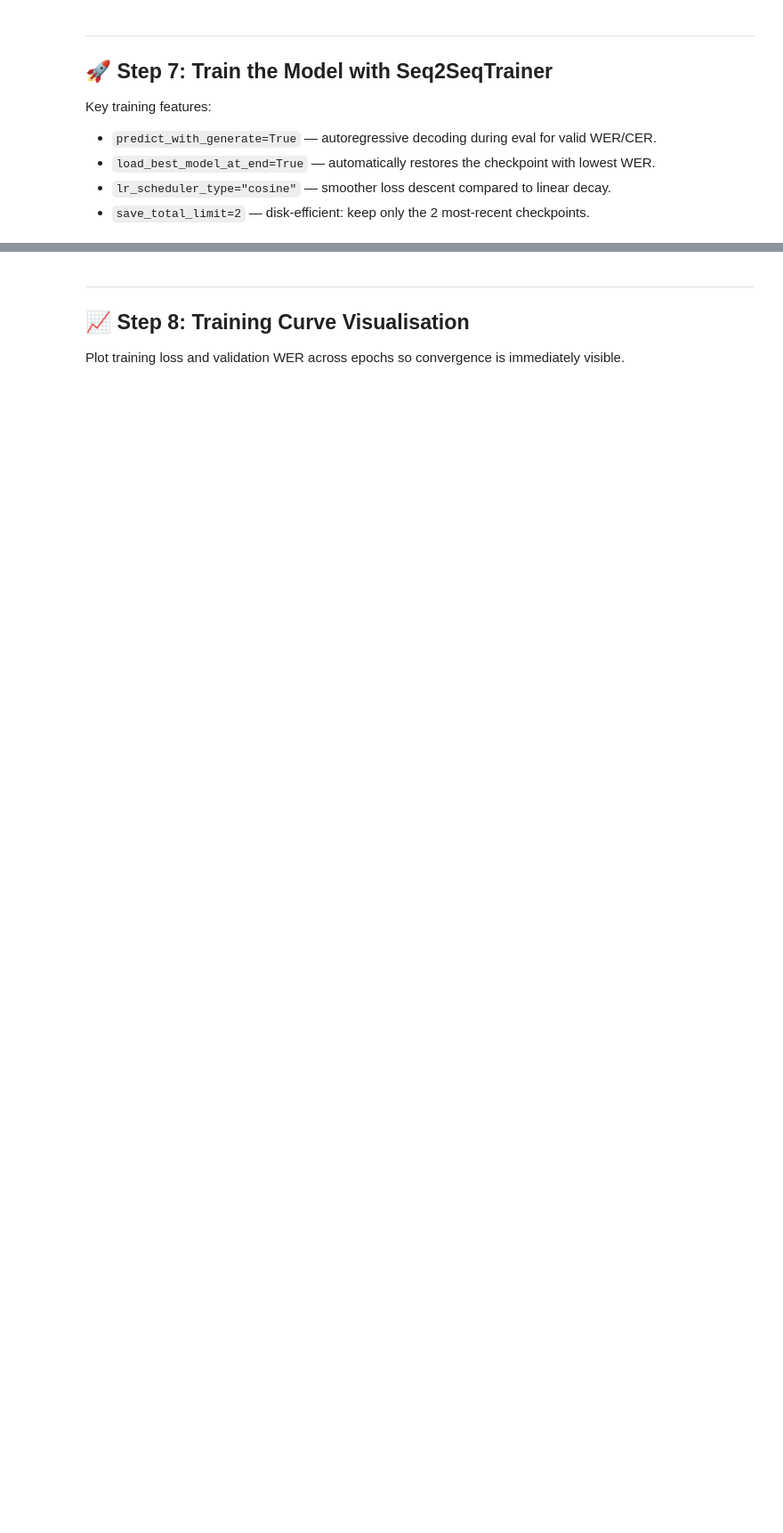
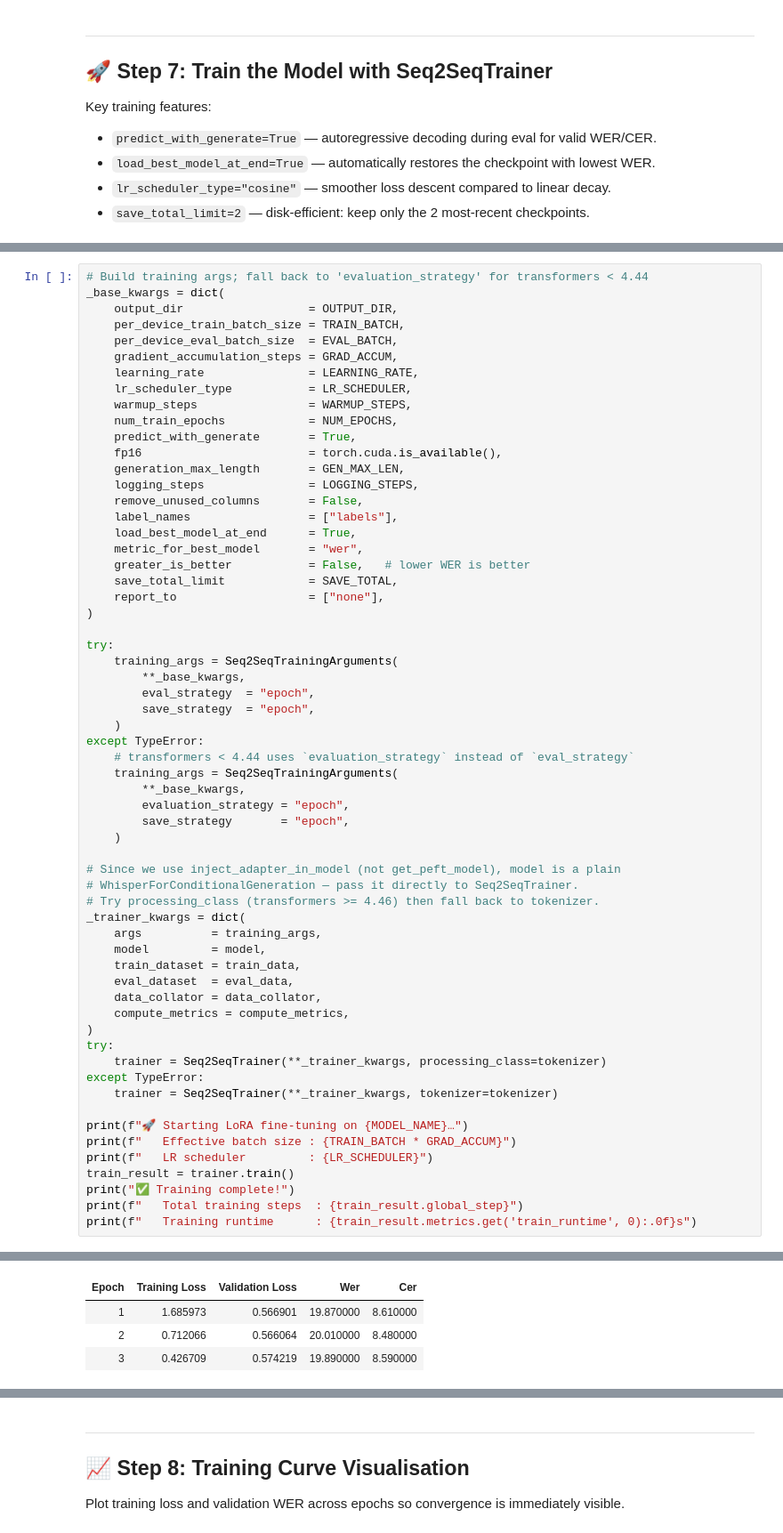
Before and after one commit to vishal-gardas/Voice-Drop, a Jupyter notebook: training/FineTune_Whisper_Colab.ipynb, the cells around one changed output, grey strips where cells are left out. Shown at 89% size. Drawn from its saved outputs; the diff is of its cells as text; blank space fills up the shorter version.

Commit message:
Update Colab notebook with final training outputs (19.87% WER) and evaluation logs

```diff
--- a/training/FineTune_Whisper_Colab.ipynb
+++ b/training/FineTune_Whisper_Colab.ipynb
@@ -495,0 +434,62 @@ model.print_trainable_parameters()
+# %%
+# Build training args; fall back to 'evaluation_strategy' for transformers < 4.44
+_base_kwargs = dict(
+    output_dir                  = OUTPUT_DIR,
+    per_device_train_batch_size = TRAIN_BATCH,
+    per_device_eval_batch_size  = EVAL_BATCH,
+    gradient_accumulation_steps = GRAD_ACCUM,
+    learning_rate               = LEARNING_RATE,
+    lr_scheduler_type           = LR_SCHEDULER,
+    warmup_steps                = WARMUP_STEPS,
+    num_train_epochs            = NUM_EPOCHS,
+    predict_with_generate       = True,
+    fp16                        = torch.cuda.is_available(),
+    generation_max_length       = GEN_MAX_LEN,
+    logging_steps               = LOGGING_STEPS,
+    remove_unused_columns       = False,
+    label_names                 = ["labels"],
+    load_best_model_at_end      = True,
+    metric_for_best_model       = "wer",
+    greater_is_better           = False,   # lower WER is better
+    save_total_limit            = SAVE_TOTAL,
+    report_to                   = ["none"],
+)
+
+try:
+    training_args = Seq2SeqTrainingArguments(
+        **_base_kwargs,
+        eval_strategy  = "epoch",
+        save_strategy  = "epoch",
+    )
+except TypeError:
+    # transformers < 4.44 uses `evaluation_strategy` instead of `eval_strategy`
+    training_args = Seq2SeqTrainingArguments(
+        **_base_kwargs,
+        evaluation_strategy = "epoch",
+        save_strategy       = "epoch",
+    )
+
+# Since we use inject_adapter_in_model (not get_peft_model), model is a plain
+# WhisperForConditionalGeneration — pass it directly to Seq2SeqTrainer.
+# Try processing_class (transformers >= 4.46) then fall back to tokenizer.
+_trainer_kwargs = dict(
+    args          = training_args,
+    model         = model,
+    train_dataset = train_data,
+    eval_dataset  = eval_data,
+    data_collator = data_collator,
+    compute_metrics = compute_metrics,
+)
+try:
+    trainer = Seq2SeqTrainer(**_trainer_kwargs, processing_class=tokenizer)
+except TypeError:
+    trainer = Seq2SeqTrainer(**_trainer_kwargs, tokenizer=tokenizer)
+
+print(f"🚀 Starting LoRA fine-tuning on {MODEL_NAME}…")
+print(f"   Effective batch size : {TRAIN_BATCH * GRAD_ACCUM}")
+print(f"   LR scheduler         : {LR_SCHEDULER}")
+train_result = trainer.train()
+print("✅ Training complete!")
+print(f"   Total training steps  : {train_result.global_step}")
+print(f"   Training runtime      : {train_result.metrics.get('train_runtime', 0):.0f}s")
+# %% [output]
@@ -495,0 +500,4 @@ model.print_trainable_parameters()
+| Epoch | Training Loss | Validation Loss | Wer | Cer |
+| 1 | 1.685973 | 0.566901 | 19.870000 | 8.610000 |
+| 2 | 0.712066 | 0.566064 | 20.010000 | 8.480000 |
+| 3 | 0.426709 | 0.574219 | 19.890000 | 8.590000 |
```
Also changed, not shown: parts of 12 cells of this notebook.
